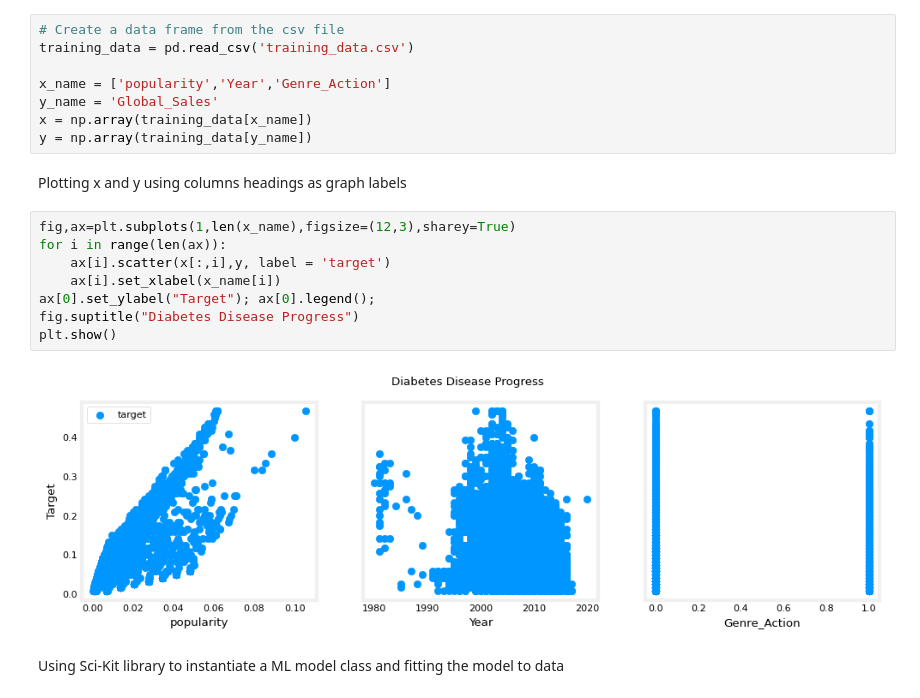
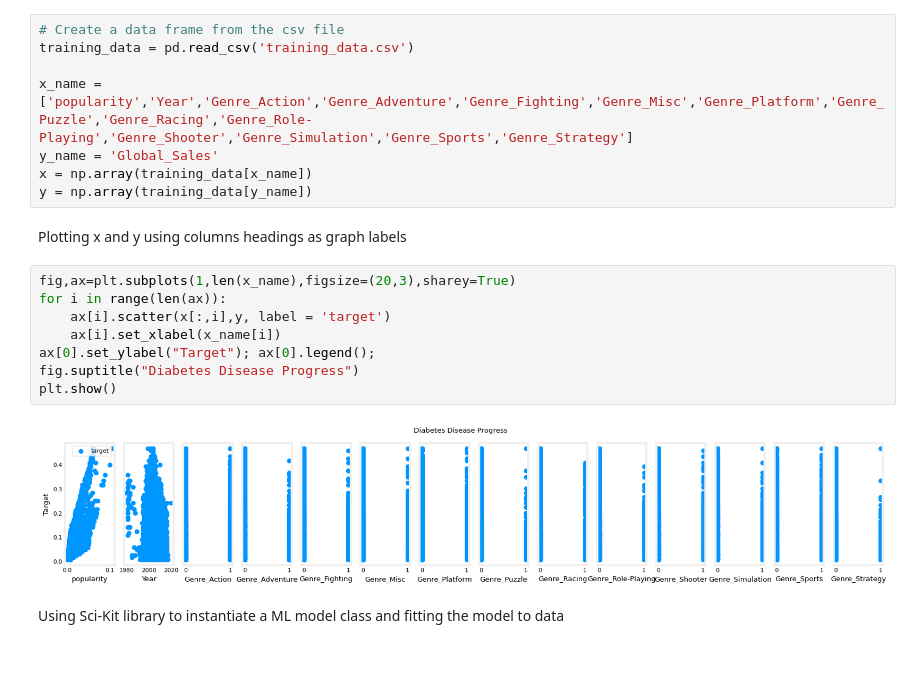
Before and after one commit to TempeHS/2025SE-LiamW-ML_AssessmentTask, a Jupyter notebook: 3.Model_Training/5. Linear_Regression.ipynb, the cells around one changed output. Cells and saved outputs as stored; diff of their text form; blank space fills up the shorter version.

Commit message:
Model_Evaluation complete
The model ended up using popularity, year and all the genre features to create a semi-accurate model with a test score of 0.5136

```diff
--- a/3.Model_Training/5. Linear_Regression.ipynb
+++ b/3.Model_Training/5. Linear_Regression.ipynb
@@ -19,22 +19,22 @@ storing the data columns for the linear regression algorithm
 # Create a data frame from the csv file
 training_data = pd.read_csv('training_data.csv')
 
-x_name = ['popularity','Year','Genre_Action']
+x_name = ['popularity','Year','Genre_Action','Genre_Adventure','Genre_Fighting','Genre_Misc','Genre_Platform','Genre_Puzzle','Genre_Racing','Genre_Role-Playing','Genre_Shooter','Genre_Simulation','Genre_Sports','Genre_Strategy']
 y_name = 'Global_Sales'
 x = np.array(training_data[x_name])
 y = np.array(training_data[y_name])
 # %% [markdown]
 Plotting x and y using columns headings as graph labels
 # %%
-fig,ax=plt.subplots(1,len(x_name),figsize=(12,3),sharey=True)
+fig,ax=plt.subplots(1,len(x_name),figsize=(20,3),sharey=True)
 for i in range(len(ax)):
     ax[i].scatter(x[:,i],y, label = 'target')
     ax[i].set_xlabel(x_name[i])
 ax[0].set_ylabel("Target"); ax[0].legend();
 fig.suptitle("Diabetes Disease Progress")
 plt.show()
 # %% [output]
-[figure, old version]
+[figure, new version]
 # %% [markdown]
 Using Sci-Kit library to instantiate a ML model class and fitting the model to data
 # %%
```
Also changed, not shown: parts of 2 cells of this notebook, 2 other files.
